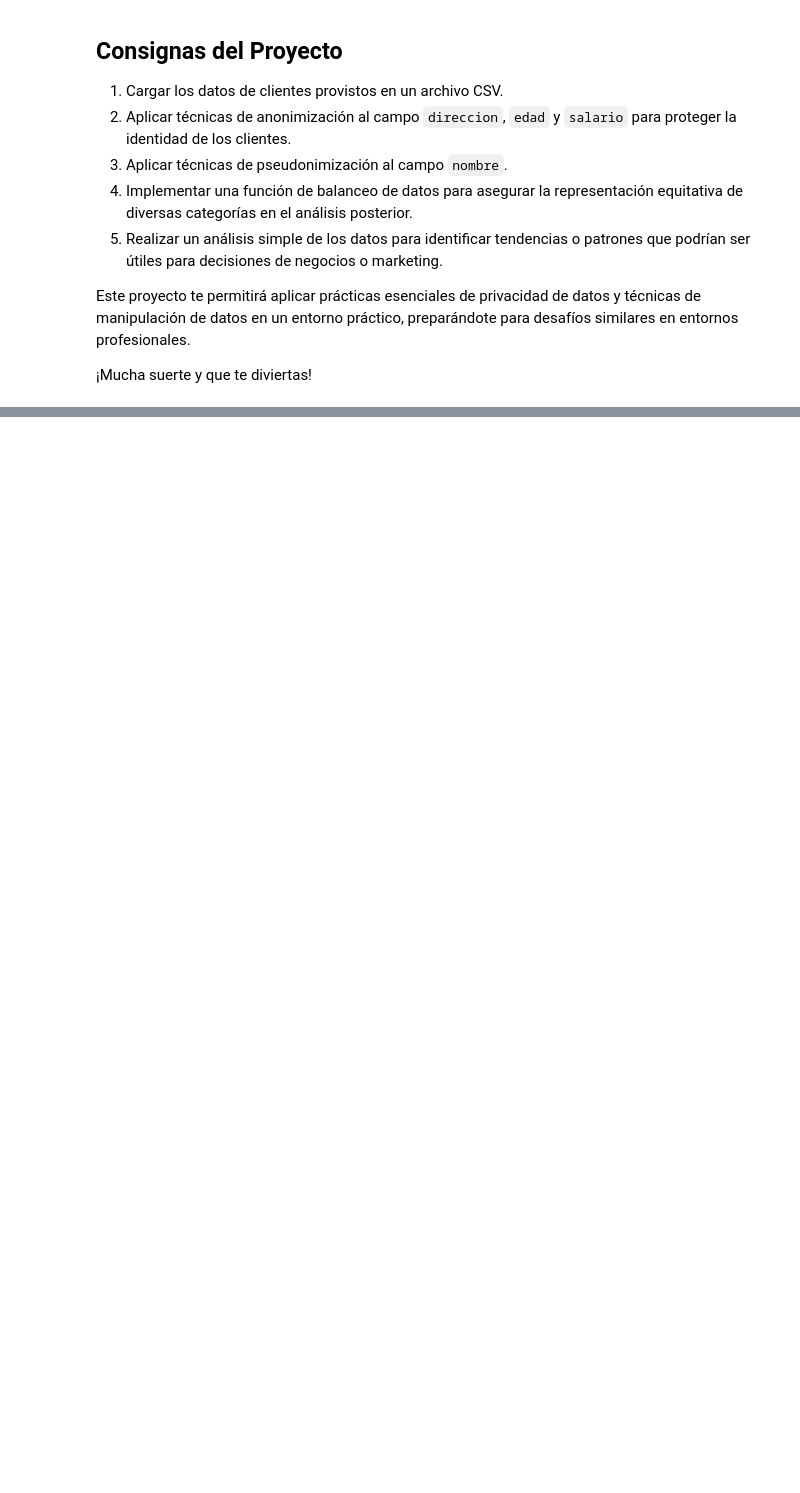
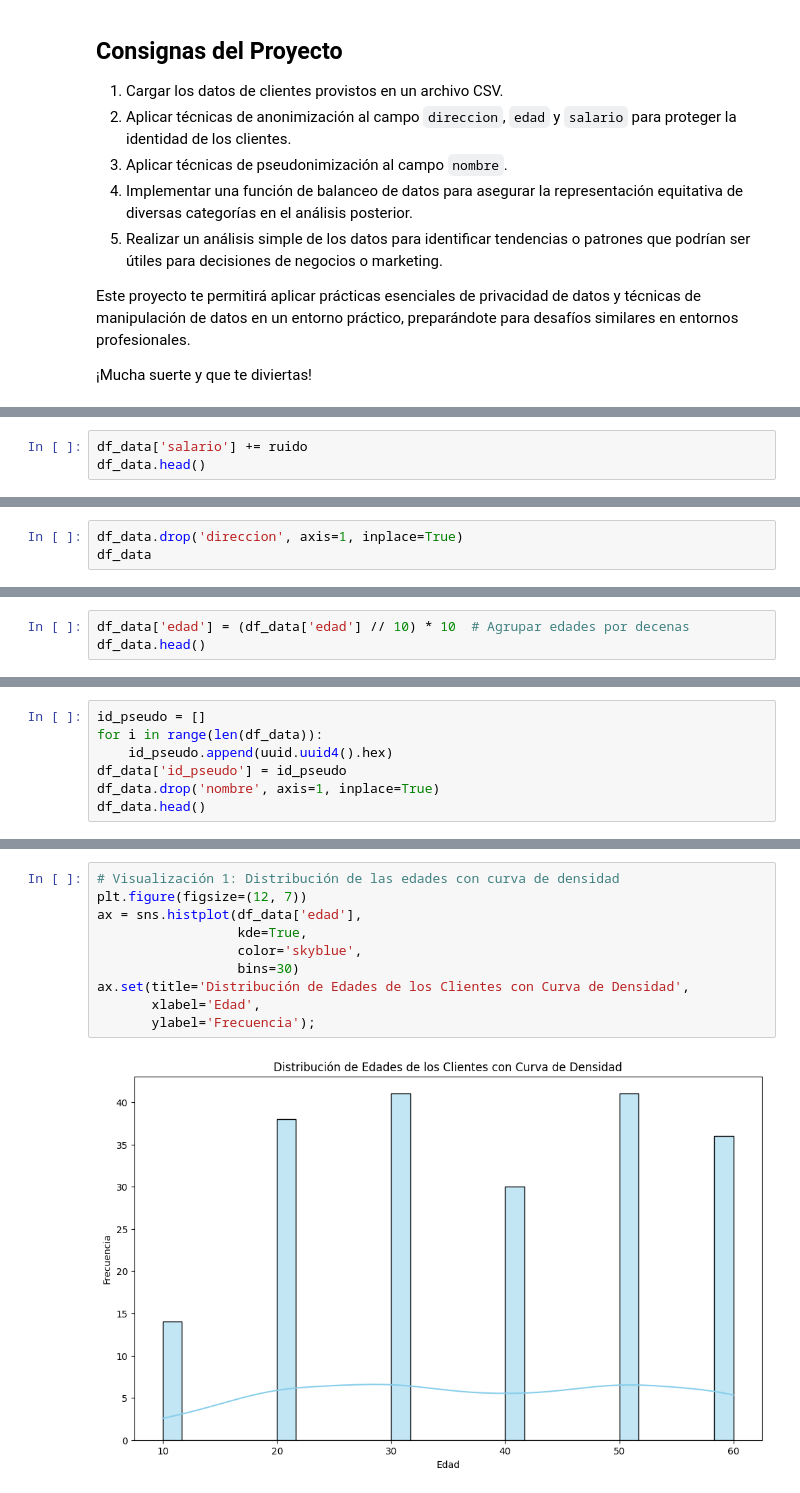
Before and after one commit to sorubadguy/Curso_data_y_machine, a Jupyter notebook: Día_14/Cuadernos para Prácticas/Proyecto del Día 14 - Gestión Segura de Datos de Clientes.ipynb, the cells around one changed output, grey strips where cells are left out. Cells and saved outputs as stored; diff of their text form; blank space fills up the shorter version.

```diff
--- a/Día_14/Cuadernos para Prácticas/Proyecto del Día 14 - Gestión Segura de Datos de Clientes.ipynb
+++ b/Día_14/Cuadernos para Prácticas/Proyecto del Día 14 - Gestión Segura de Datos de Clientes.ipynb
@@ -21,0 +43,3 @@ Este proyecto te permitirá aplicar prácticas esenciales de privacidad de datos
+# %%
+df_data['salario'] += ruido
+df_data.head()
@@ -21,0 +53,3 @@ Este proyecto te permitirá aplicar prácticas esenciales de privacidad de datos
+# %%
+df_data.drop('direccion', axis=1, inplace=True)
+df_data
@@ -21,0 +70,3 @@ Este proyecto te permitirá aplicar prácticas esenciales de privacidad de datos
+# %%
+df_data['edad'] = (df_data['edad'] // 10) * 10  # Agrupar edades por decenas
+df_data.head()
@@ -21,0 +80,7 @@ Este proyecto te permitirá aplicar prácticas esenciales de privacidad de datos
+# %%
+id_pseudo = []
+for i in range(len(df_data)):
+    id_pseudo.append(uuid.uuid4().hex)
+df_data['id_pseudo'] = id_pseudo
+df_data.drop('nombre', axis=1, inplace=True)
+df_data.head()
@@ -21,0 +122,12 @@ Este proyecto te permitirá aplicar prácticas esenciales de privacidad de datos
+# %%
+# Visualización 1: Distribución de las edades con curva de densidad
+plt.figure(figsize=(12, 7))
+ax = sns.histplot(df_data['edad'],
+                  kde=True,
+                  color='skyblue',
+                  bins=30)
+ax.set(title='Distribución de Edades de los Clientes con Curva de Densidad',
+       xlabel='Edad',
+       ylabel='Frecuencia');
+# %% [output]
+[figure, added]
```
Also changed, not shown: parts of 10 cells of this notebook, 3 other files.
